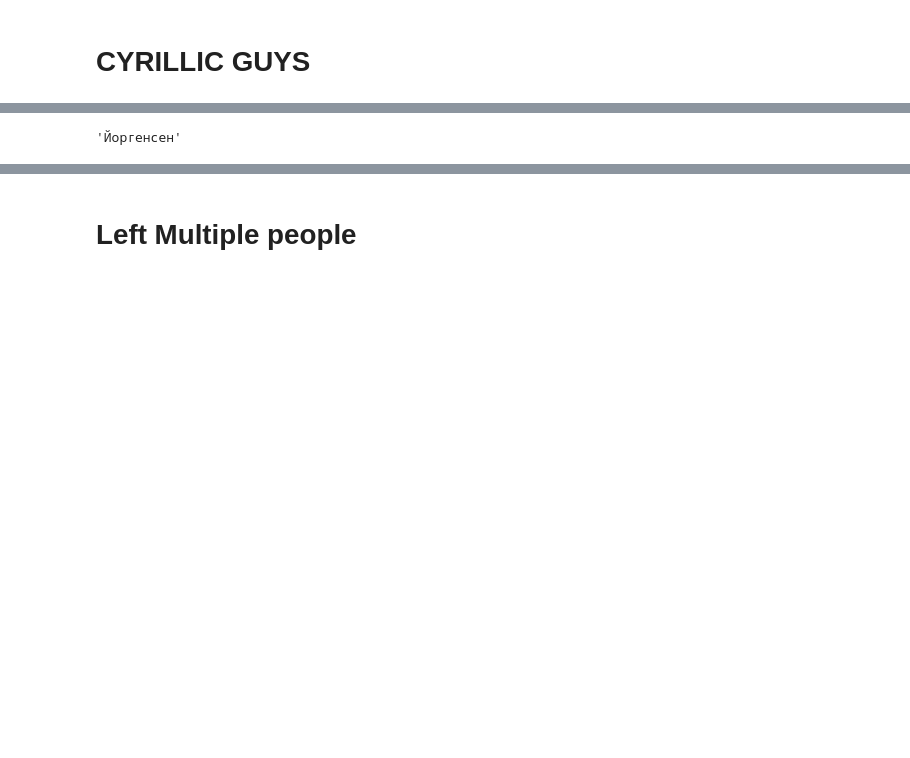
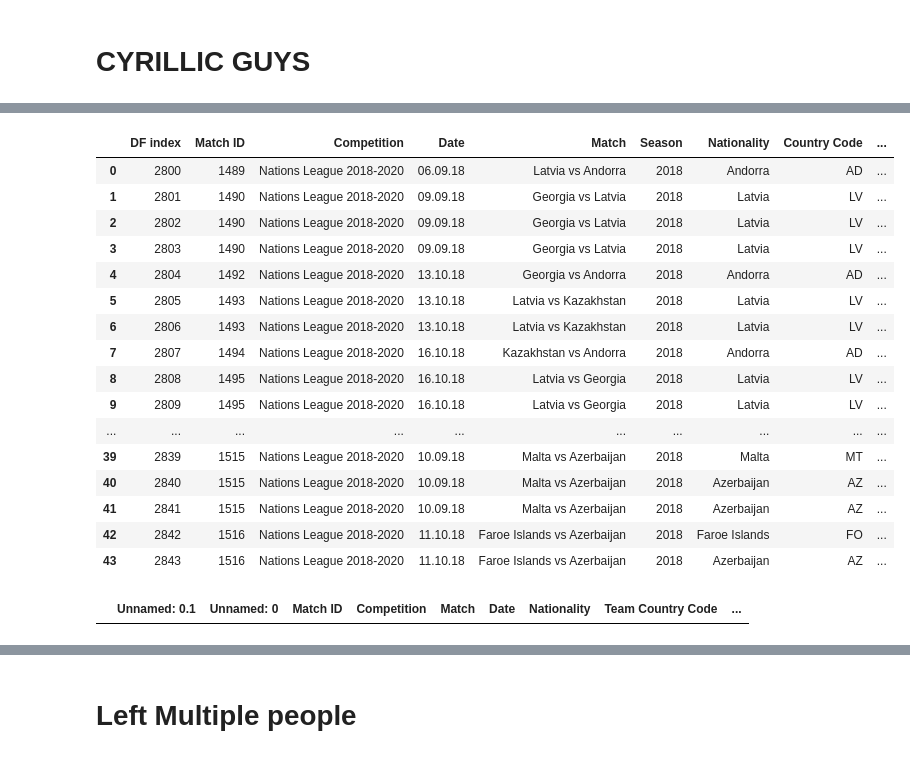
Before and after one commit to finnlsmith/footy_project_market_value_rankings, a Jupyter notebook: create_dataset_1/assemble_dataset_1_lookup_cases.ipynb, the cells around one changed output, grey strips where cells are left out. Saved outputs shown, nothing was run; the diff lists cells and outputs as text; code cells hidden in the pictures; blank space fills up the shorter version.

Commit message:
New cyrillic guys data

```diff
--- a/create_dataset_1/assemble_dataset_1_lookup_cases.ipynb
+++ b/create_dataset_1/assemble_dataset_1_lookup_cases.ipynb
@@ -180,8 +180,7 @@ def threshold_player_match(this_jersey, dataset_nationality):
 
     # If threshold reaches below 50 without finding any matches
     if THRESHOLD_NUM < 50:
-        print("No matches found even with the lowest threshold. jersey was ", this_jersey)
-        return 0, 50
+        return [f"No matches found even with the lowest threshold."], this_jersey #jersey was {this_jersey}
 
 def filter_matches_by_initial_and_name_start(this_jersey_tokens, matches):
     """
@@ -1524,4 +1763,24 @@ IndexError: string index out of range
-# %%
-jersey
-# %% [output]
-'Йоргенсен'
+# %%
+cyrillic_df.tail(50)
+# %% [output]
+|  | DF index | Match ID | Competition | Date | Match | Season | Nationality | Country Code | ... |
+| 0 | 2800 | 1489 | Nations League 2018-2020 | 06.09.18 | Latvia vs Andorra | 2018 | Andorra | AD | ... |
+| 1 | 2801 | 1490 | Nations League 2018-2020 | 09.09.18 | Georgia vs Latvia | 2018 | Latvia | LV | ... |
+| 2 | 2802 | 1490 | Nations League 2018-2020 | 09.09.18 | Georgia vs Latvia | 2018 | Latvia | LV | ... |
+| 3 | 2803 | 1490 | Nations League 2018-2020 | 09.09.18 | Georgia vs Latvia | 2018 | Latvia | LV | ... |
+| 4 | 2804 | 1492 | Nations League 2018-2020 | 13.10.18 | Georgia vs Andorra | 2018 | Andorra | AD | ... |
+| 5 | 2805 | 1493 | Nations League 2018-2020 | 13.10.18 | Latvia vs Kazakhstan | 2018 | Latvia | LV | ... |
+| 6 | 2806 | 1493 | Nations League 2018-2020 | 13.10.18 | Latvia vs Kazakhstan | 2018 | Latvia | LV | ... |
+| 7 | 2807 | 1494 | Nations League 2018-2020 | 16.10.18 | Kazakhstan vs Andorra | 2018 | Andorra | AD | ... |
+| 8 | 2808 | 1495 | Nations League 2018-2020 | 16.10.18 | Latvia vs Georgia | 2018 | Latvia | LV | ... |
+| 9 | 2809 | 1495 | Nations League 2018-2020 | 16.10.18 | Latvia vs Georgia | 2018 | Latvia | LV | ... |
+| ... | ... | ... | ... | ... | ... | ... | ... | ... | ... |
+| 39 | 2839 | 1515 | Nations League 2018-2020 | 10.09.18 | Malta vs Azerbaijan | 2018 | Malta | MT | ... |
+| 40 | 2840 | 1515 | Nations League 2018-2020 | 10.09.18 | Malta vs Azerbaijan | 2018 | Azerbaijan | AZ | ... |
+| 41 | 2841 | 1515 | Nations League 2018-2020 | 10.09.18 | Malta vs Azerbaijan | 2018 | Azerbaijan | AZ | ... |
+| 42 | 2842 | 1516 | Nations League 2018-2020 | 11.10.18 | Faroe Islands vs Azerbaijan | 2018 | Faroe Islands | FO | ... |
+| 43 | 2843 | 1516 | Nations League 2018-2020 | 11.10.18 | Faroe Islands vs Azerbaijan | 2018 | Azerbaijan | AZ | ... |
+# %%
+cyrillic_guys[cyrillic_guys['ORIGINAL JERSEY'].str.startswith('Bradford')]
+# %% [output]
+|  | Unnamed: 0.1 | Unnamed: 0 | Match ID | Competition | Match | Date | Nationality | Team Country Code | ... |
```
Also changed, not shown: parts of 12 cells of this notebook, 33 other files.
